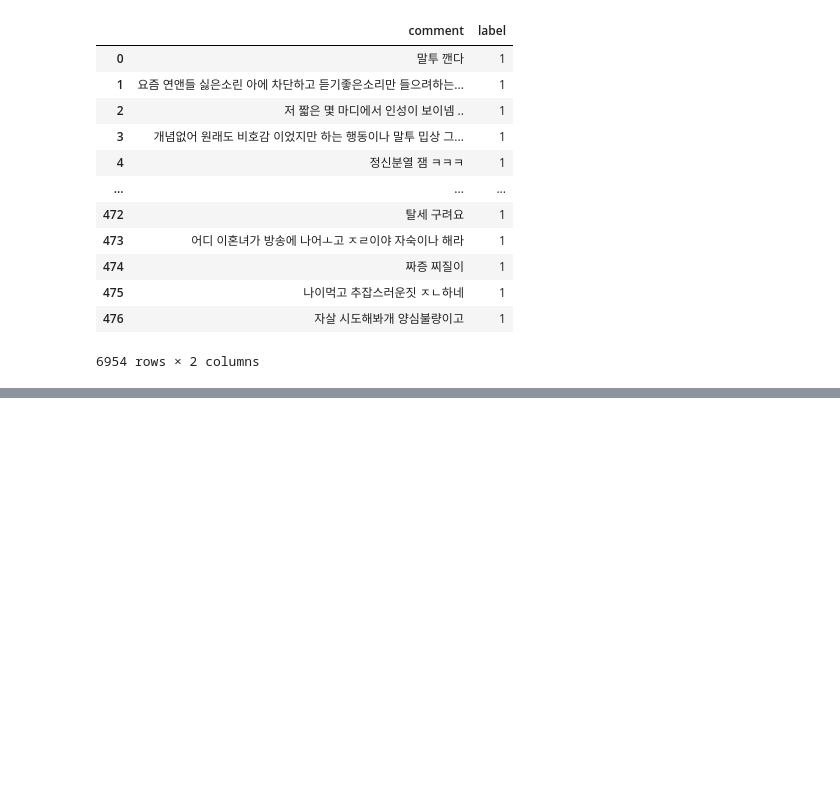
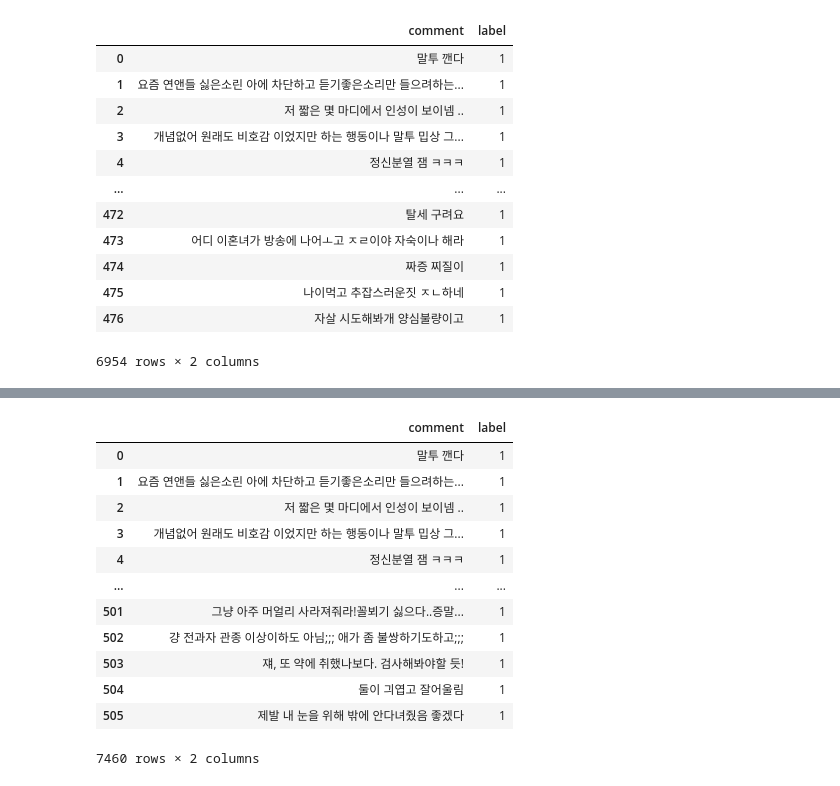
Before and after one commit to sooyeon-go/grad_project, a Jupyter notebook: comment_crawling_r/comment_csv.ipynb, the cells around one changed output, grey strips where cells are left out. Cells and saved outputs as stored; diff of their text form; code cells hidden in the pictures; blank space fills up the shorter version.

```diff
--- a/comment_crawling_r/comment_csv.ipynb
+++ b/comment_crawling_r/comment_csv.ipynb
@@ -800,0 +842,17 @@ fi13
+# %%
+fi14 = fi13.append(dic15)
+fi14
+# %% [output]
+|  | comment | label |
+| 0 | 말투 깬다 | 1 |
+| 1 | 요즘 연앤들 싫은소린 아에 차단하고 듣기좋은소리만 들으려하는... | 1 |
+| 2 | 저 짧은 몇 마디에서 인성이 보이넴 .. | 1 |
+| 3 | 개념없어 원래도 비호감 이었지만 하는 행동이나 말투 밉상 그... | 1 |
+| 4 | 정신분열 잼 ㅋㅋㅋ | 1 |
+| ... | ... | ... |
+| 501 | 그냥 아주 머얼리 사라져줘라!꼴뵈기 싫으다..증말... | 1 |
+| 502 | 걍 전과자 관종 이상이하도 아님;;; 애가 좀 불쌍하기도하고;;; | 1 |
+| 503 | 쟤, 또 약에 취했나보다. 검사해봐야할 듯! | 1 |
+| 504 | 둘이 긔엽고 잘어울림 | 1 |
+| 505 | 제발 내 눈을 위해 밖에 안다녀줬음 좋겠다 | 1 |
+7460 rows × 2 columns
```
Also changed, not shown: parts of 2 cells of this notebook.
